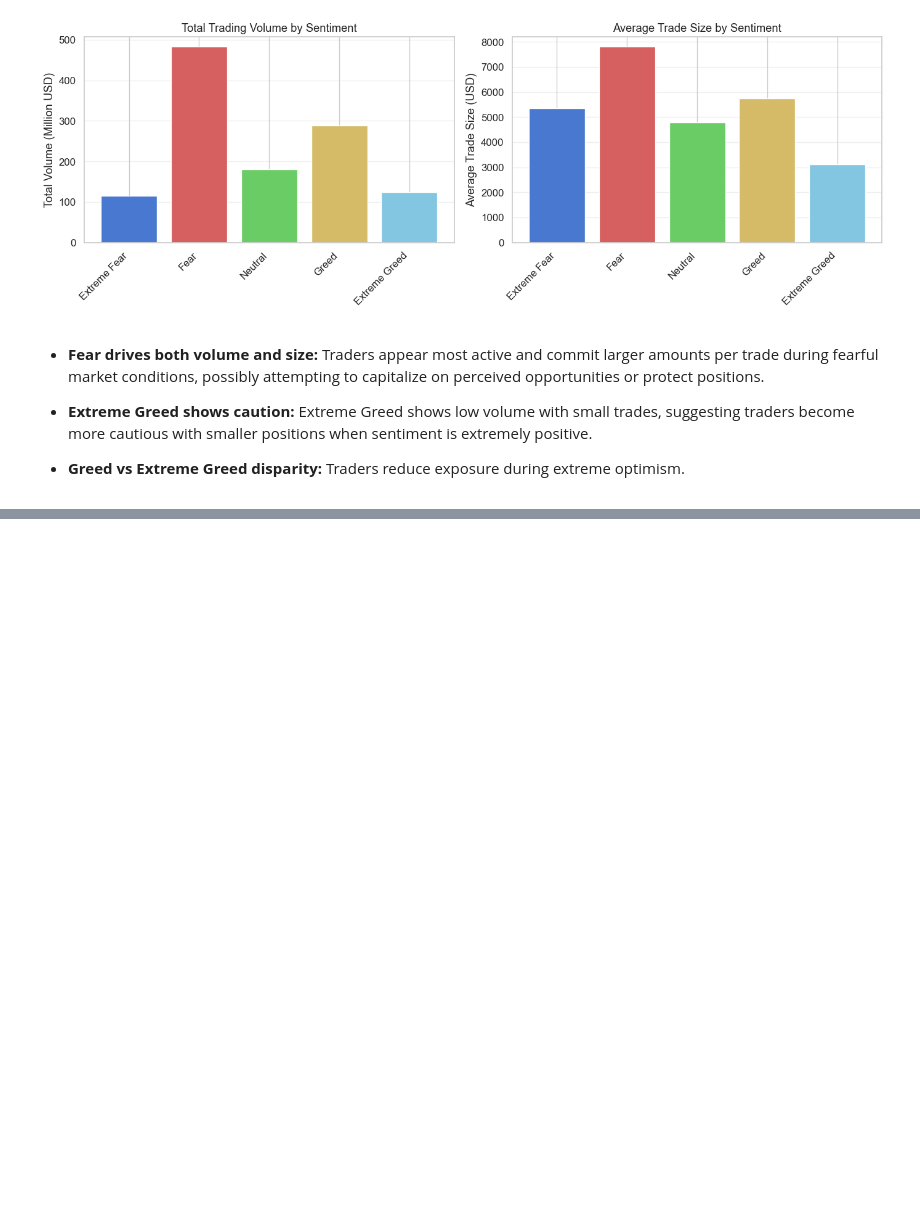
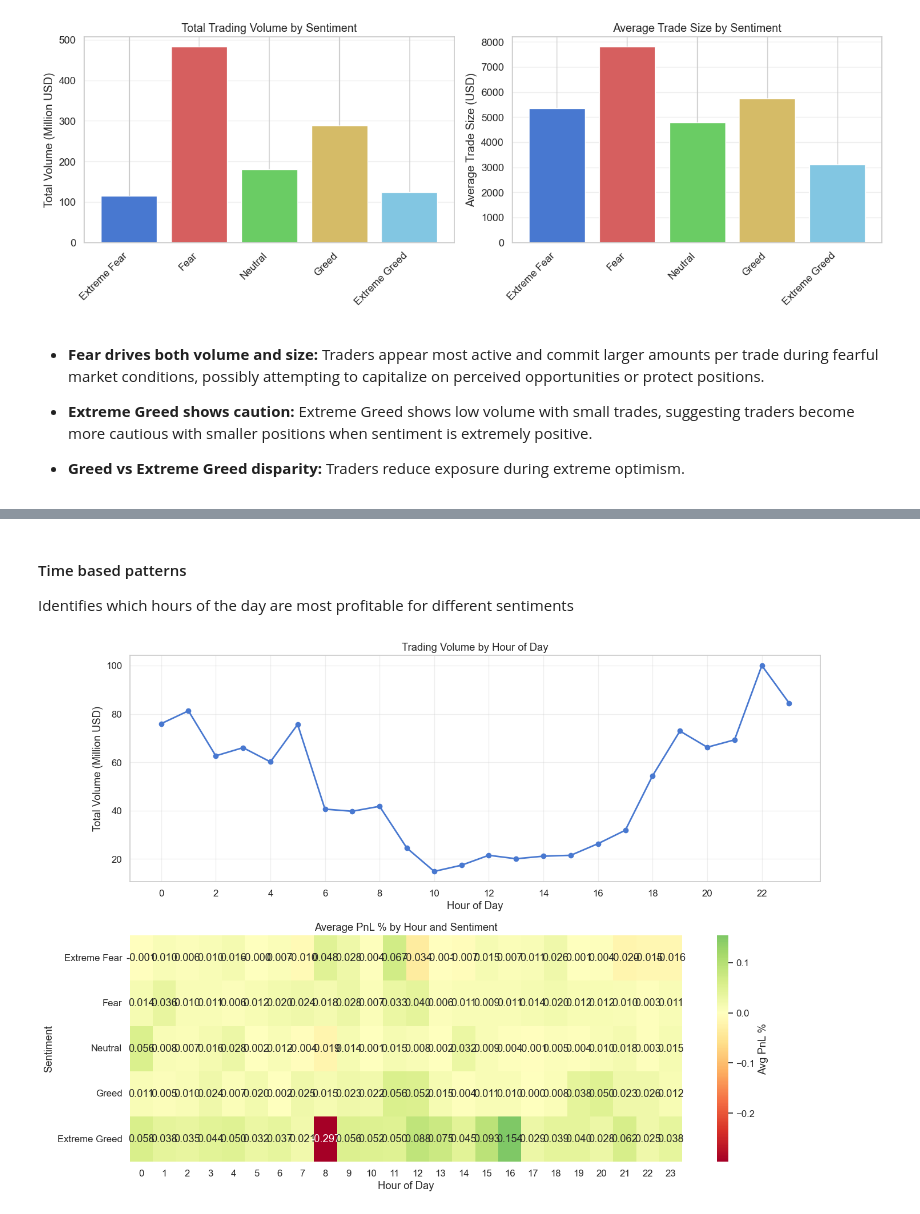
Before and after one commit to amruthaparola/trader-behavior-insights, a Jupyter notebook: ds_amrutha_parola/Trader_Sentiment_Analysis.ipynb, the cells around one changed output, grey strips where cells are left out. Saved outputs shown, nothing was run; the diff lists cells and outputs as text; code cells hidden in the pictures; blank space fills up the shorter version.

```diff
--- a/ds_amrutha_parola/Trader_Sentiment_Analysis.ipynb
+++ b/ds_amrutha_parola/Trader_Sentiment_Analysis.ipynb
@@ -403,0 +542,37 @@ plt.show()
+# %% [markdown]
+#### Time based patterns
+
+Identifies which hours of the day are most profitable for different sentiments
+# %%
+# Add hour of day
+merged_df['hour'] = merged_df['timestamp_ist'].dt.hour
+
+# Trading activity by hour and sentiment
+hourly_sentiment = merged_df.groupby(['hour', 'classification']).size().unstack(fill_value=0)
+
+# Visualize
+fig, axes = plt.subplots(2, 1, figsize=(14, 10))
+
+# Trading volume by hour
+hourly_volume = merged_df.groupby('hour')['size_usd'].sum() / 1e6
+axes[0].plot(hourly_volume.index, hourly_volume.values, marker='o', linewidth=2)
+axes[0].set_xlabel('Hour of Day')
+axes[0].set_ylabel('Total Volume (Million USD)')
+axes[0].set_title('Trading Volume by Hour of Day')
+axes[0].grid(alpha=0.3)
+axes[0].set_xticks(range(0, 24, 2))
+
+# Heatmap of sentiment by hour
+hourly_pnl = merged_df.groupby(['hour', 'classification'])['pnl_pct'].mean().unstack()
+hourly_pnl = hourly_pnl[sentiment_order]
+sns.heatmap(hourly_pnl.T, cmap='RdYlGn', center=0, annot=True, fmt='.3f',
+            cbar_kws={'label': 'Avg PnL %'}, ax=axes[1])
+axes[1].set_xlabel('Hour of Day')
+axes[1].set_ylabel('Sentiment')
+axes[1].set_title('Average PnL % by Hour and Sentiment')
+
+plt.tight_layout()
+plt.savefig('outputs/Temporalpattern_by_sentiment.png')
+plt.show()
+# %% [output]
+[figure, added]
```
Also changed, not shown: parts of 22 cells of this notebook, 4 other files.
